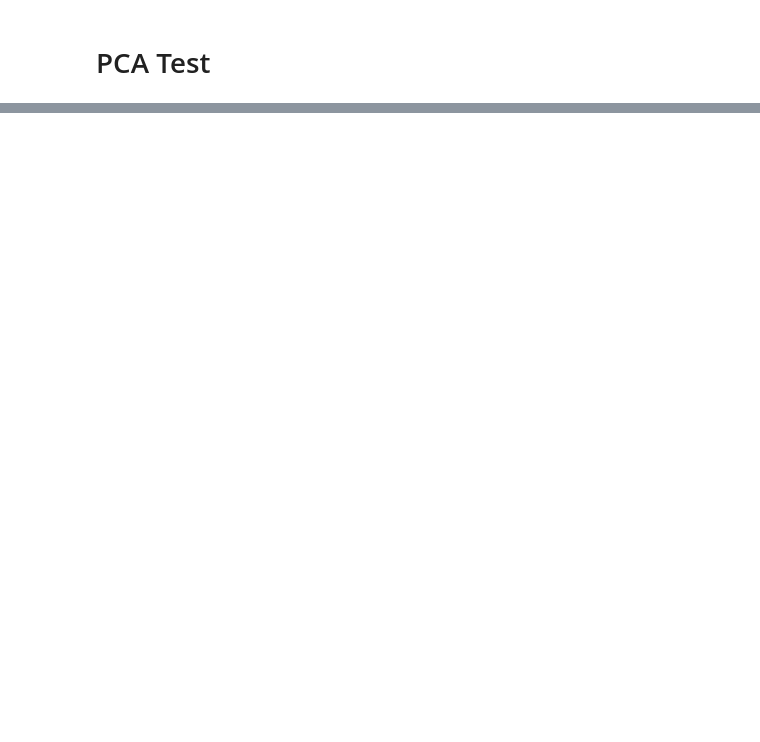
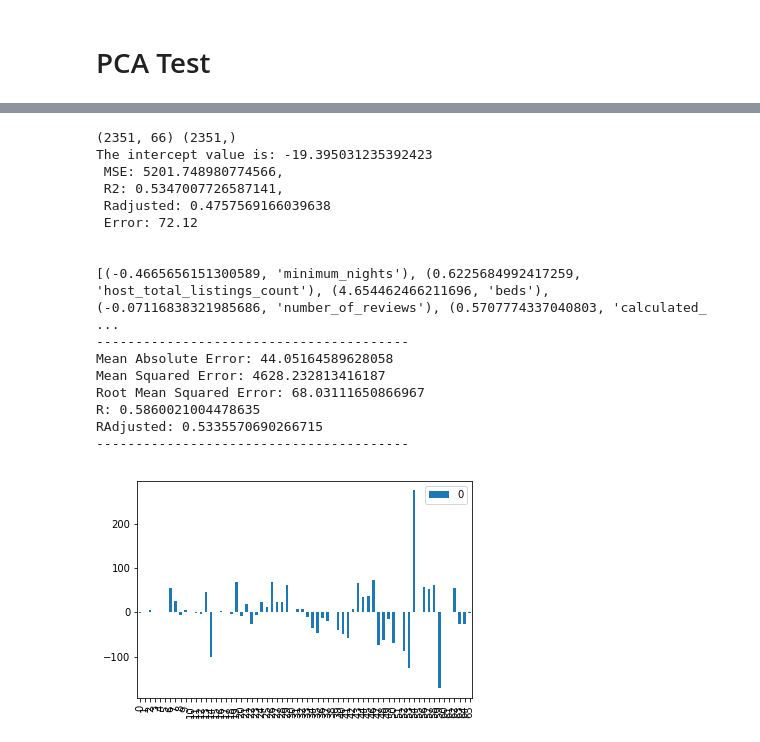
Before and after one commit to parmetd/Project-3-Airbnb-Pricing, a Jupyter notebook: Airbnb_EDA.ipynb, the cells around one changed output, grey strips where cells are left out. Cells and saved outputs as stored; diff of their text form; code cells hidden in the pictures; blank space fills up the shorter version.

```diff
--- a/Airbnb_EDA.ipynb
+++ b/Airbnb_EDA.ipynb
@@ -1337,0 +1787,27 @@ pca.explained_variance_ratio_
+# %%
+# Testing Price Per Person
+X_t23 = entire_home[["minimum_nights", "host_total_listings_count", "beds", "number_of_reviews", "calculated_host_listings_count", "availability_30"
+                    ]].join(pd.get_dummies(entire_home[["host_is_superhost", "host_identity_verified", "property_type", "zipcode",
+ "cancellation_policy", "instant_bookable", "bathrooms", "bedrooms", "bed_type"]]))
+y_t23 = entire_home["price_per_person3"]
+print(X_t23.shape, y_t23.shape)
+lin_reg(X_t23, y_t23)
+ran_for(X_t23, y_t23)
+# %% [output]
+(2351, 66) (2351,)
+The intercept value is: -19.395031235392423
+ MSE: 5201.748980774566,
+ R2: 0.5347007726587141,
+ Radjusted: 0.4757569166039638
+ Error: 72.12
+
+
+[(-0.4665656151300589, 'minimum_nights'), (0.6225684992417259, 'host_total_listings_count'), (4.654462466211696, 'beds'), (-0.07116838321985686, 'number_of_reviews'), (0.5707774337040803, 'calculated_ ...
+----------------------------------------
+Mean Absolute Error: 44.05164589628058
+Mean Squared Error: 4628.232813416187
+Root Mean Squared Error: 68.03111650866967
+R: 0.5860021004478635
+RAdjusted: 0.5335570690266715
+----------------------------------------
+[figure, added]
```
Also changed, not shown: parts of 86 cells of this notebook, 40 other files.
